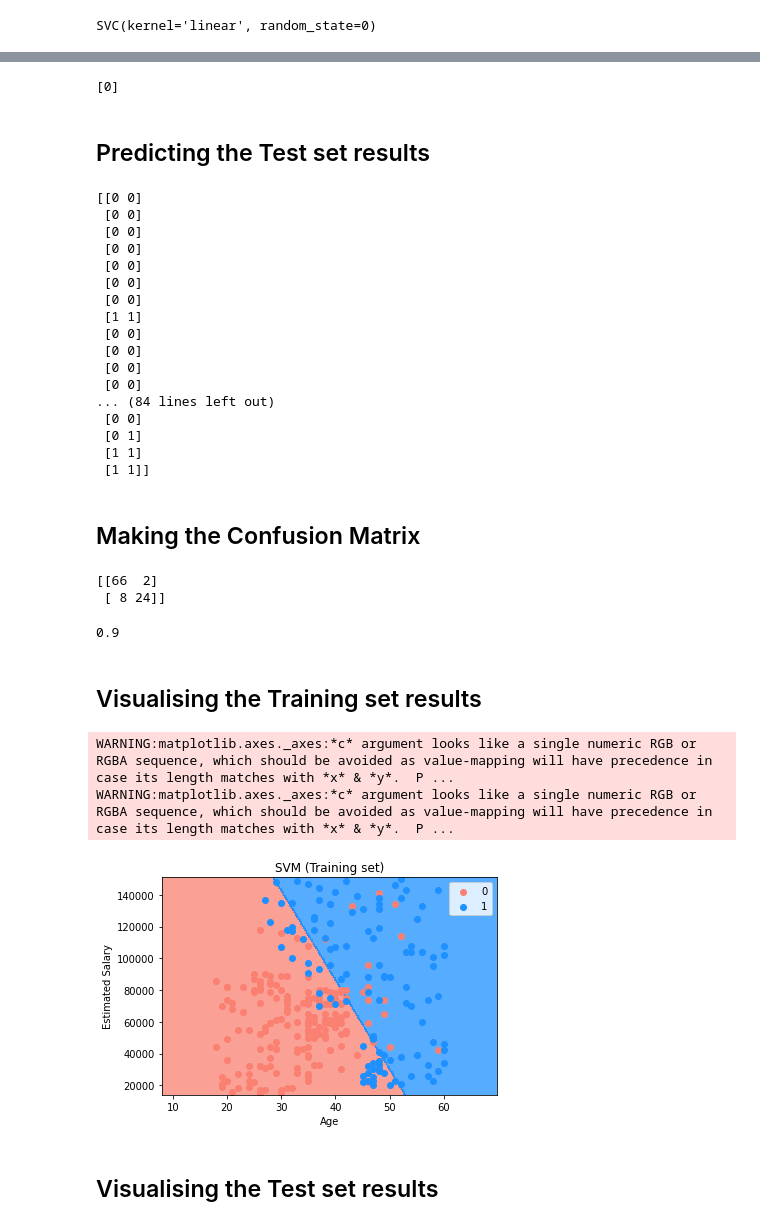
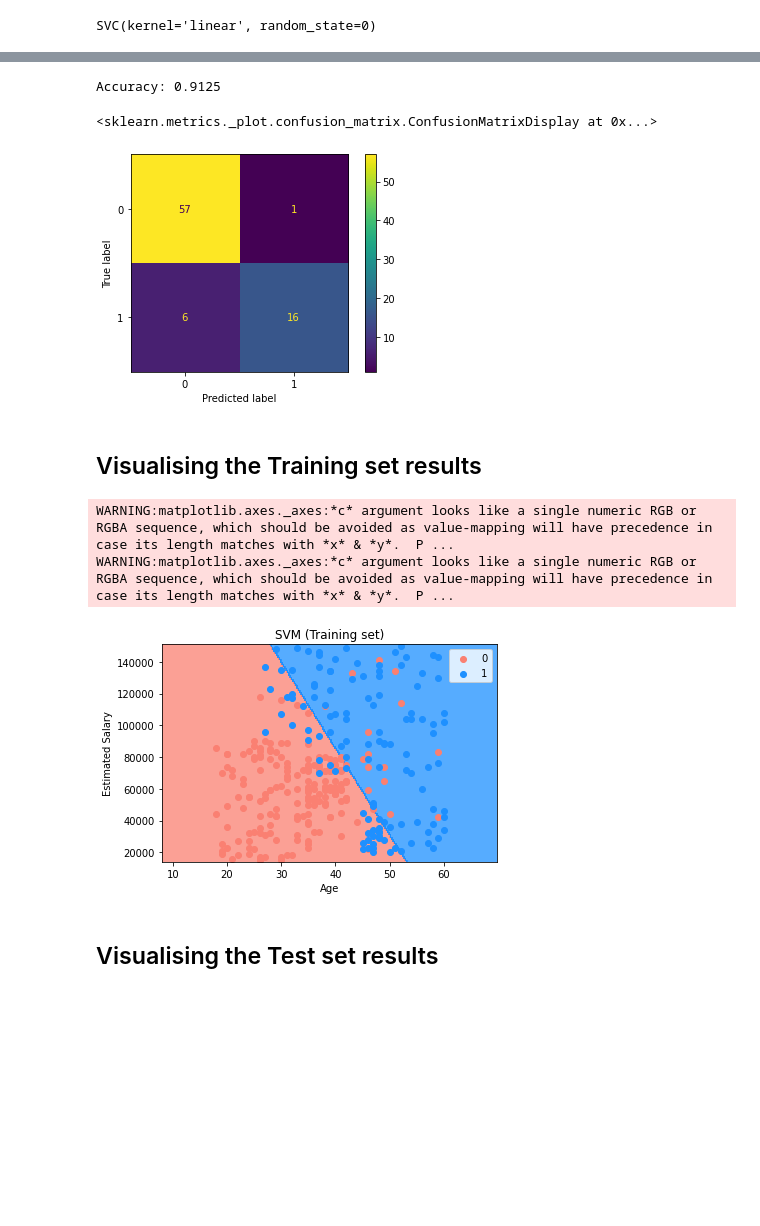
Before and after one commit to mchhour31/NN_work, a Jupyter notebook: support_vector_machine.ipynb, the cells around one changed output, grey strips where cells are left out. Cells and saved outputs as stored; diff of their text form; code cells hidden in the pictures; blank space fills up the shorter version.

```diff
--- a/support_vector_machine.ipynb
+++ b/support_vector_machine.ipynb
@@ -137,41 +41,16 @@ SVC(kernel='linear', random_state=0)
-# %%
-print(classifier.predict(sc.transform([[30,87000]])))
-# %% [output]
-[0]
-# %% [markdown]
-## Predicting the Test set results
-# %%
-y_pred = classifier.predict(X_test)
-print(np.concatenate((y_pred.reshape(len(y_pred),1), y_test.reshape(len(y_test),1)),1))
-# %% [output]
-[[0 0]
- [0 0]
- [0 0]
- [0 0]
- [0 0]
- [0 0]
- [0 0]
- [1 1]
- [0 0]
- [0 0]
- [0 0]
- [0 0]
-... (84 lines left out)
- [0 0]
- [0 1]
- [1 1]
- [1 1]]
-# %% [markdown]
-## Making the Confusion Matrix
+# %%
+y_pred = clf.predict(X_test)
 # %%
-from sklearn.metrics import confusion_matrix, accuracy_score
+from sklearn.metrics import ConfusionMatrixDisplay
+
 cm = confusion_matrix(y_test, y_pred)
-print(cm)
-accuracy_score(y_test, y_pred)
+print(f"Accuracy: {accuracy_score(y_test, y_pred)}")
+
+ConfusionMatrixDisplay.from_predictions(y_test, y_pred)
 # %% [output]
-[[66  2]
- [ 8 24]]
+Accuracy: 0.9125
-0.9
+<sklearn.metrics._plot.confusion_matrix.ConfusionMatrixDisplay at 0x...>
+[figure, added]
 # %% [markdown]
 ## Visualising the Training set results
 # %%
@@ -179,7 +58,7 @@ from matplotlib.colors import ListedColormap
 X_set, y_set = sc.inverse_transform(X_train), y_train
 X1, X2 = np.meshgrid(np.arange(start = X_set[:, 0].min() - 10, stop = X_set[:, 0].max() + 10, step = 0.25),
                      np.arange(start = X_set[:, 1].min() - 1000, stop = X_set[:, 1].max() + 1000, step = 0.25))
-plt.contourf(X1, X2, classifier.predict(sc.transform(np.array([X1.ravel(), X2.ravel()]).T)).reshape(X1.shape),
+plt.contourf(X1, X2, clf.predict(sc.transform(np.array([X1.ravel(), X2.ravel()]).T)).reshape(X1.shape),
              alpha = 0.75, cmap = ListedColormap(('salmon', 'dodgerblue')))
 plt.xlim(X1.min(), X1.max())
 plt.ylim(X2.min(), X2.max())
@@ -193,7 +72,7 @@ plt.show()
 # %% [output]
 WARNING:matplotlib.axes._axes:*c* argument looks like a single numeric RGB or RGBA sequence, which should be avoided as value-mapping will have precedence in case its length matches with *x* & *y*.  P ...
 WARNING:matplotlib.axes._axes:*c* argument looks like a single numeric RGB or RGBA sequence, which should be avoided as value-mapping will have precedence in case its length matches with *x* & *y*.  P ...
-[figure, old version]
+[figure, new version]
 # %% [markdown]
 ## Visualising the Test set results
 # %%
```
Also changed, not shown: parts of 13 cells of this notebook.
